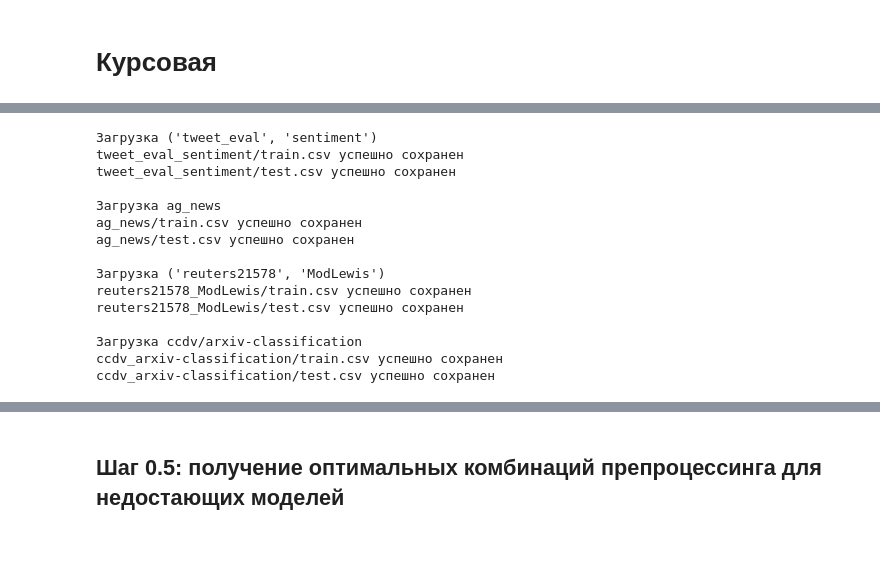
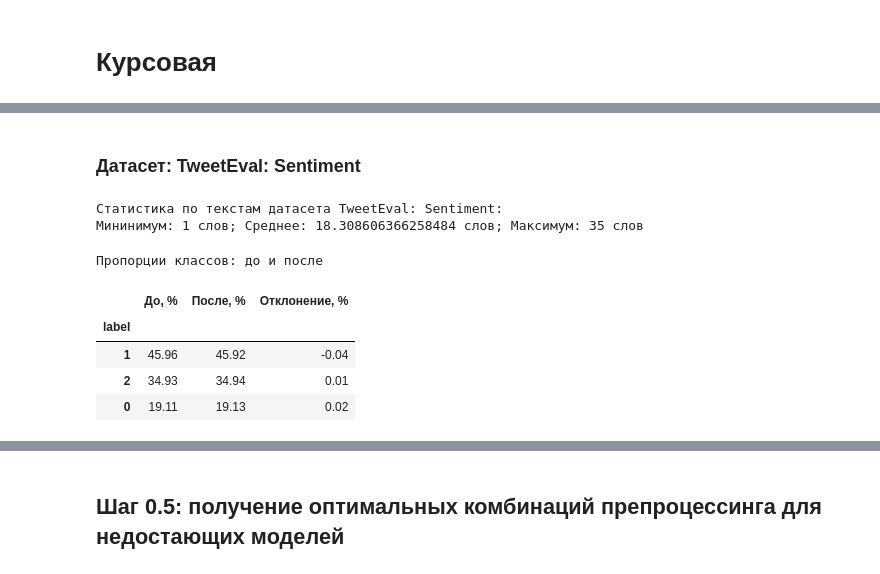
Before and after one commit to unclestep/text_topic_ml, a Jupyter notebook: main.ipynb, the cells around one changed output, grey strips where cells are left out. Cells and saved outputs as stored; diff of their text form; code cells hidden in the pictures; blank space fills up the shorter version.

```diff
--- a/main.ipynb
+++ b/main.ipynb
@@ -59,18 +25,35 @@ datasets = [("tweet_eval", "sentiment"), "ag_news", ("reuters21578", "ModLewis")
+# %% [markdown]
+### Датасет: **TweetEval: Sentiment**
 # %%
-download_datasets(datasets)
+tweet_ds = load_dataset("tweet_eval", "sentiment", trust_remote_code=True)
+
+tweet_train = pd.DataFrame(tweet_ds["train"])
+tweet_test = pd.DataFrame(tweet_ds["test"])
+tweet_df = pd.concat([tweet_train, tweet_test], ignore_index=True)
+
+word_counts = tweet_df["text"].apply(lambda x: len(str(x).split()))
+
+print(f"Статистика по текстам датасета TweetEval: Sentiment:")
+print(f"Мининимум: {word_counts.min()} слов; Среднее: {word_counts.mean()} слов; Максимум: {word_counts.max()} слов")
 # %% [output]
-Загрузка ('tweet_eval', 'sentiment')
-tweet_eval_sentiment/train.csv успешно сохранен
-tweet_eval_sentiment/test.csv успешно сохранен
-
-Загрузка ag_news
-ag_news/train.csv успешно сохранен
-ag_news/test.csv успешно сохранен
-
-Загрузка ('reuters21578', 'ModLewis')
-reuters21578_ModLewis/train.csv успешно сохранен
-reuters21578_ModLewis/test.csv успешно сохранен
-
-Загрузка ccdv/arxiv-classification
-ccdv_arxiv-classification/train.csv успешно сохранен
-ccdv_arxiv-classification/test.csv успешно сохранен
+Статистика по текстам датасета TweetEval: Sentiment:
+Мининимум: 1 слов; Среднее: 18.308606366258484 слов; Максимум: 35 слов
+# %%
+# необходимо сузить диапазон до заданного в курсовой
+before = tweet_df["label"].value_counts(normalize=True) * 100 # пропорции до
+tweet_df = tweet_df[tweet_df["text"].str.strip().str.split().str.len().between(5, 30)].reset_index(drop=True) # сужаем диапазон до заданного
+after = tweet_df["label"].value_counts(normalize=True) * 100 # пропорции после
+
+comparison = pd.concat([before, after], axis=1, keys=["До, %", "После, %"])
+comparison["Отклонение, %"] = (comparison["После, %"] - comparison["До, %"])
+comparison = comparison.round(2)
+
+print("Пропорции классов: до и после")
+comparison
+# %% [output]
+Пропорции классов: до и после
+|  | До, % | После, % | Отклонение, % |
+| label |  |  |  |
+| 1 | 45.96 | 45.92 | -0.04 |
+| 2 | 34.93 | 34.94 | 0.01 |
+| 0 | 19.11 | 19.13 | 0.02 |
```
Also changed, not shown: parts of 21 cells of this notebook, 11 other files.
